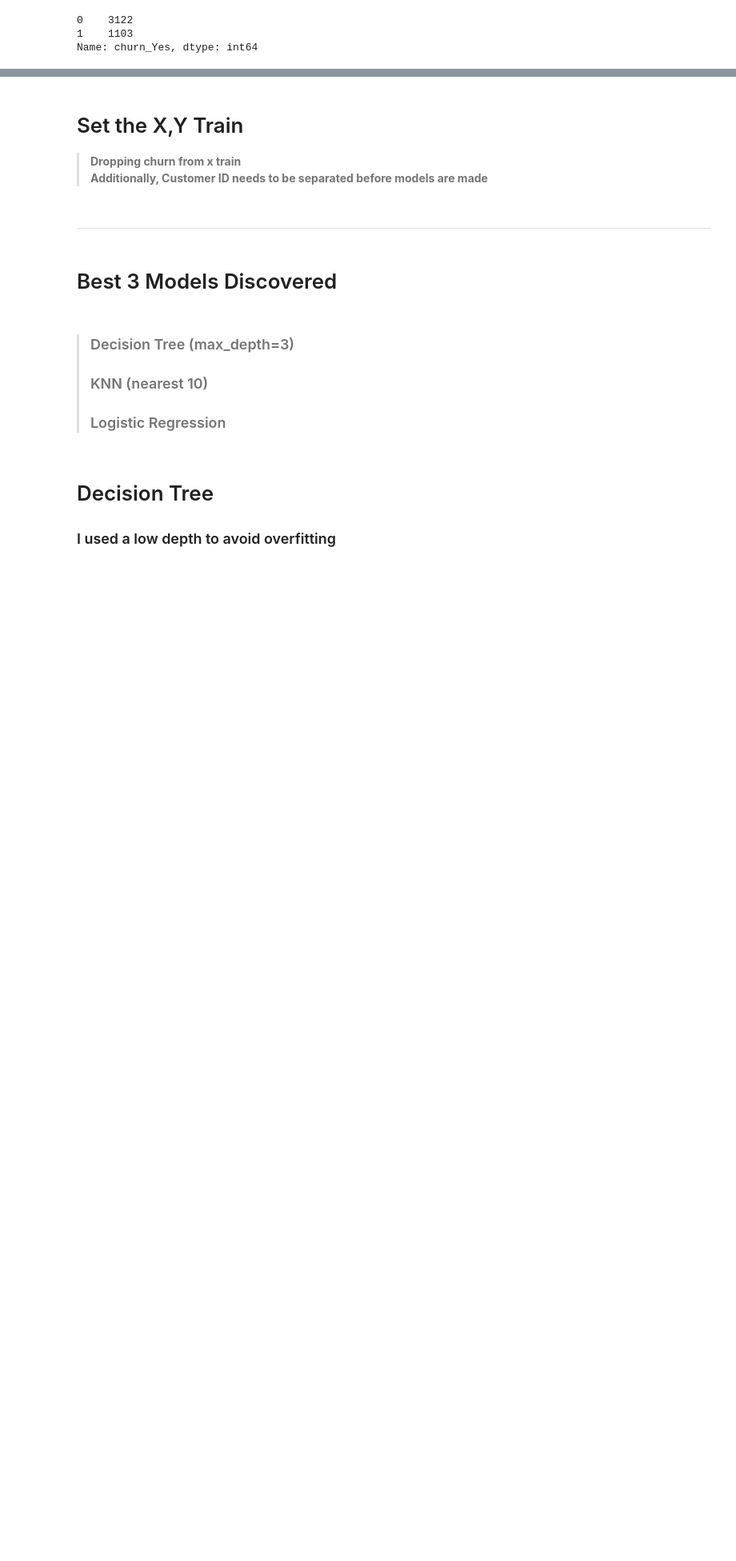
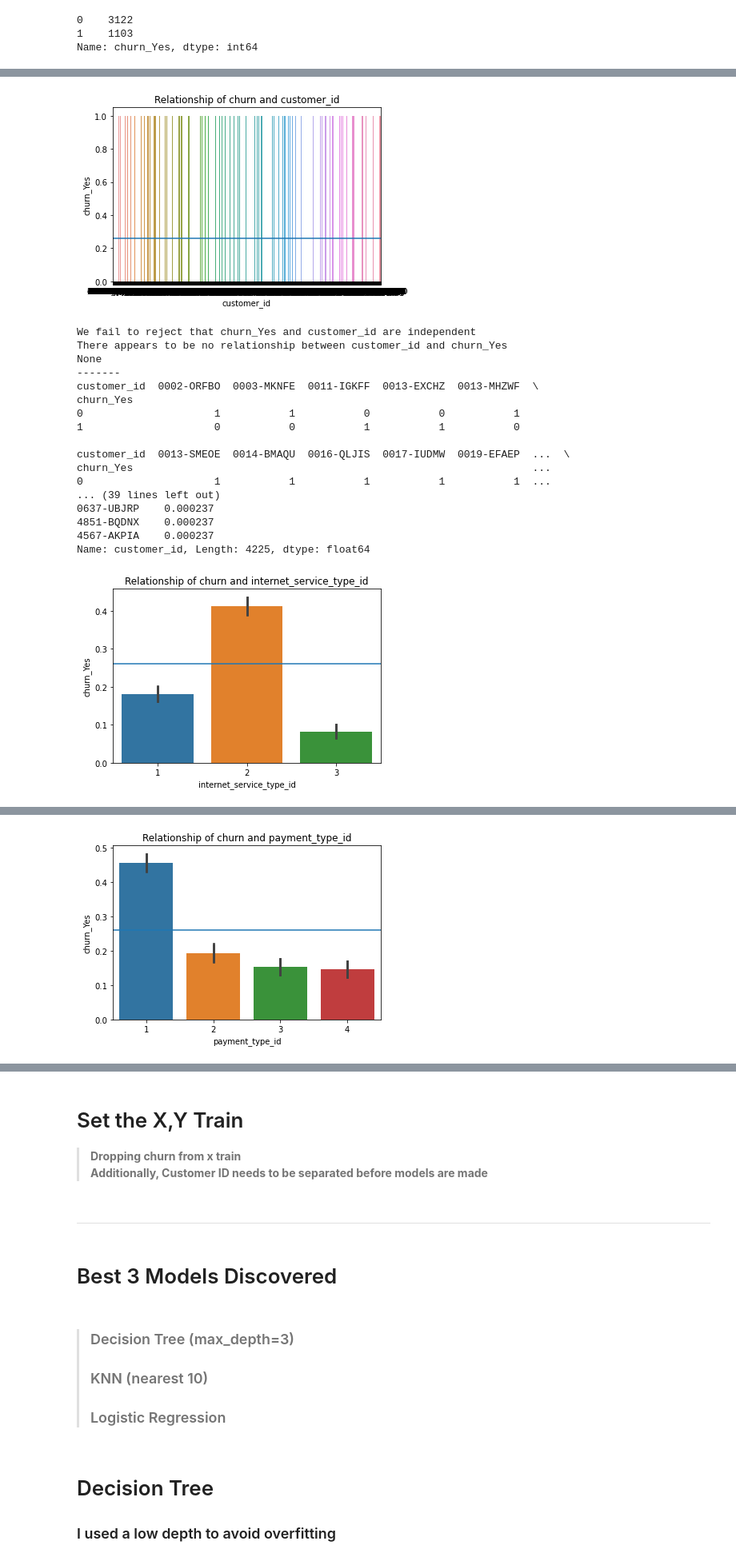
Before and after one commit to etclark3/final_report, a Jupyter notebook: final_report.ipynb, the cells around one changed output, grey strips where cells are left out. Shown at 80% size. Drawn from its saved outputs; the diff is of its cells as text; code cells hidden in the pictures; blank space fills up the shorter version.

```diff
--- a/final_report.ipynb
+++ b/final_report.ipynb
@@ -297,12 +142,0 @@ Name: payment_type_id, dtype: float64
-# %%
-telco = telco[['customer_id',
-               'internet_service_type_id',
-               'payment_type_id',
-               'tenure',
-               'paperless_billing_Yes',
-               'churn_Yes',
-               'phone_service_Yes',
-               'online_backup_Yes',
-               'tech_support_Yes',
-               'online_security_Yes']]
-telco.head(3)
@@ -354,0 +188,22 @@ baseline_accuracy
+# %%
+telco_test(train)
+# %% [output]
+[figure, new version]
+We fail to reject that churn_Yes and customer_id are independent
+There appears to be no relationship between customer_id and churn_Yes
+None
+-------
+customer_id  0002-ORFBO  0003-MKNFE  0011-IGKFF  0013-EXCHZ  0013-MHZWF  \
+churn_Yes
+0                     1           1           0           0           1
+1                     0           0           1           1           0
+
+customer_id  0013-SMEOE  0014-BMAQU  0016-QLJIS  0017-IUDMW  0019-EFAEP  ...  \
+churn_Yes                                                                ...
+0                     1           1           1           1           1  ...
+... (39 lines left out)
+0637-UBJRP    0.000237
+4851-BQDNX    0.000237
+4567-AKPIA    0.000237
+Name: customer_id, Length: 4225, dtype: float64
+[figure, new version]
@@ -354,0 +230 @@ baseline_accuracy
+[figure, new version]
```
Also changed, not shown: parts of 22 cells of this notebook.
